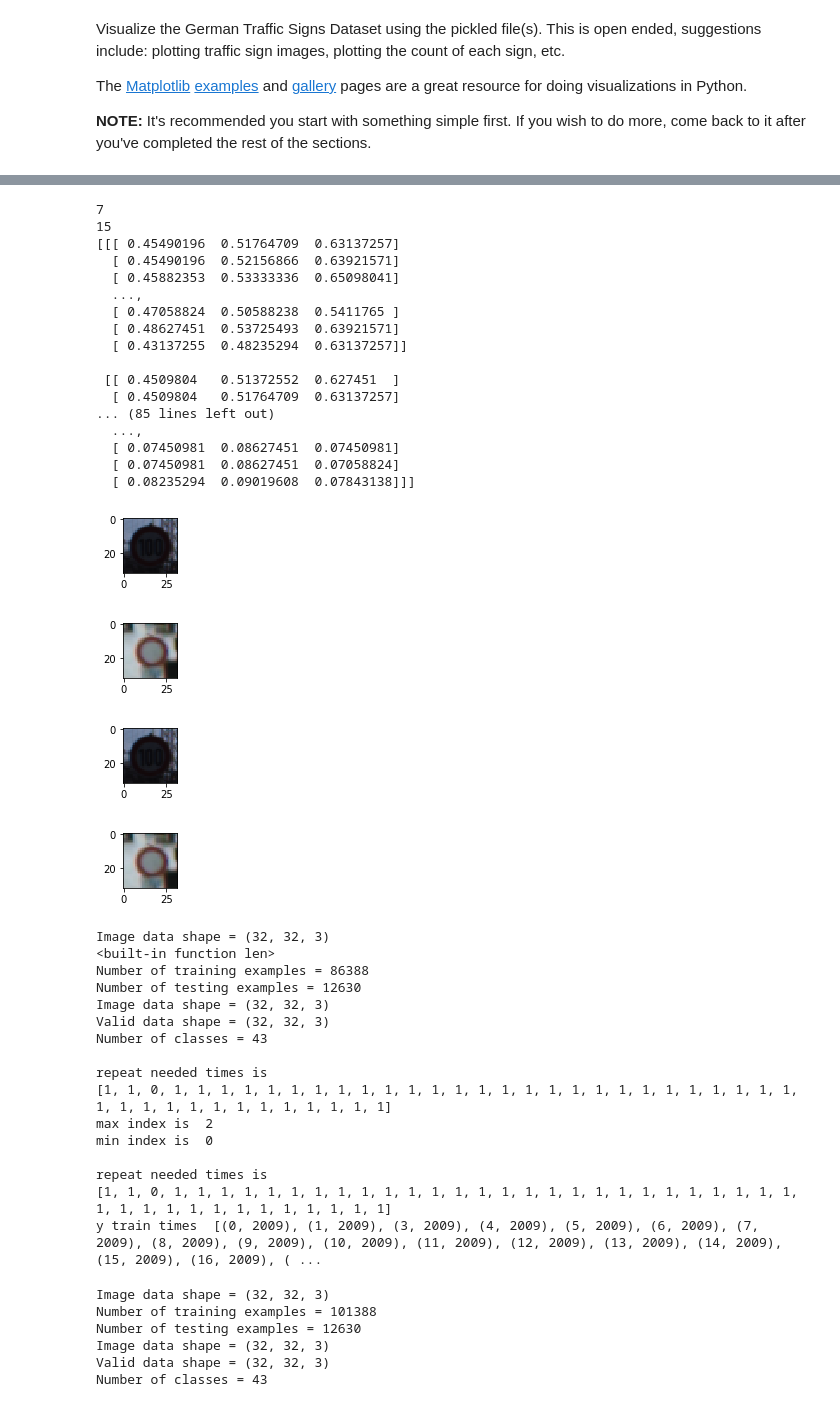
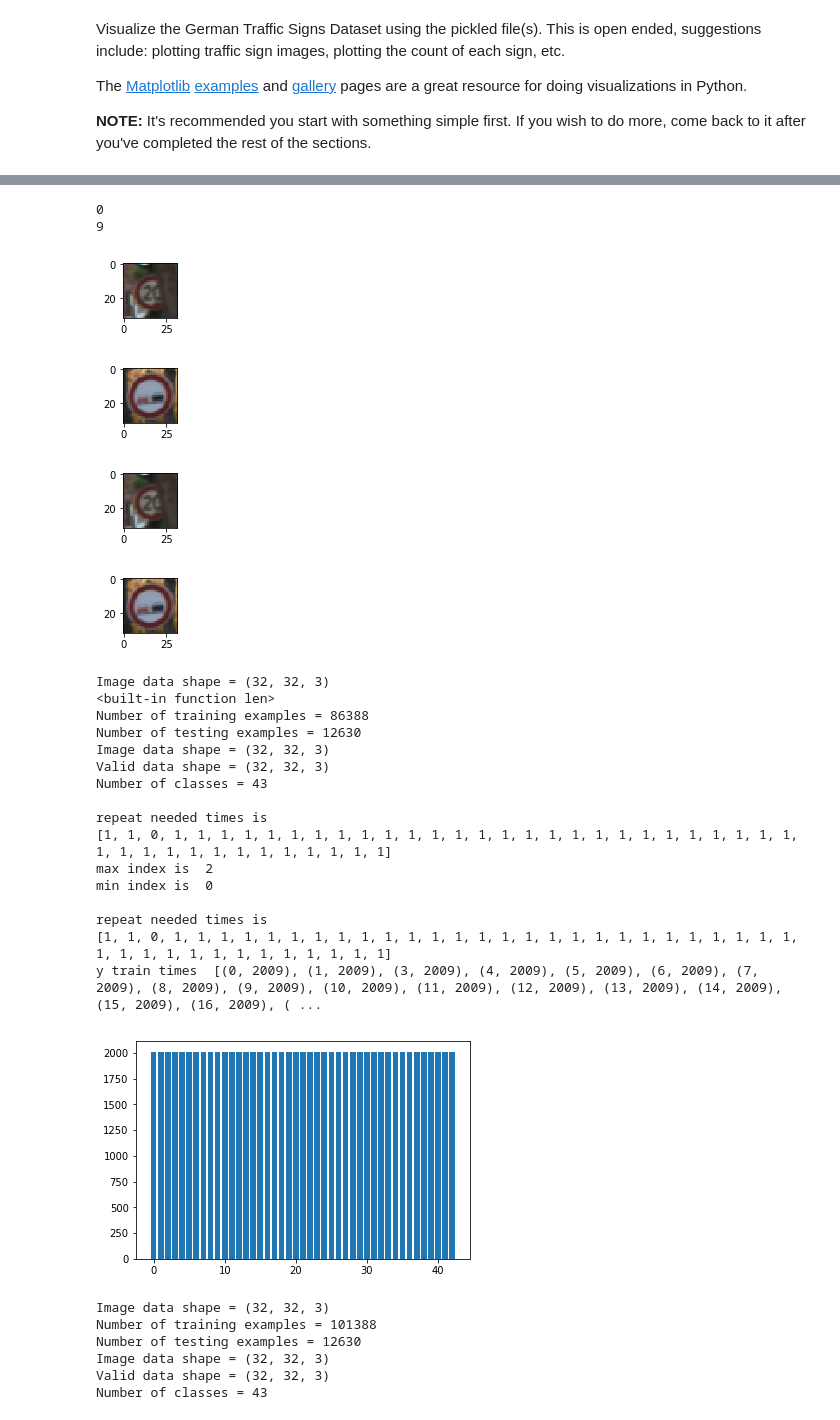
Before and after one commit to bryan0806/Udacity-CarND-Traffic-Sign-Classifier-Project, a Jupyter notebook: Traffic_Sign_Classifier.ipynb, the cells around one changed output, grey strips where cells are left out. Cells and saved outputs as stored; diff of their text form; code cells hidden in the pictures.

```diff
--- a/Traffic_Sign_Classifier.ipynb
+++ b/Traffic_Sign_Classifier.ipynb
@@ -309,33 +321,18 @@ plt.figure(figsize=(1,1))
 plt.imshow(image2)
 print(y_valid[index2])
 
-print(image)
+#print(image)
 print()
 print()
 print()
-print(image2)
+#print(image2)
 # %% [output]
-7
-15
-[[[ 0.45490196  0.51764709  0.63137257]
-  [ 0.45490196  0.52156866  0.63921571]
-  [ 0.45882353  0.53333336  0.65098041]
-  ...,
-  [ 0.47058824  0.50588238  0.5411765 ]
-  [ 0.48627451  0.53725493  0.63921571]
-  [ 0.43137255  0.48235294  0.63137257]]
-
- [[ 0.4509804   0.51372552  0.627451  ]
-  [ 0.4509804   0.51764709  0.63137257]
-... (85 lines left out)
-  ...,
-  [ 0.07450981  0.08627451  0.07450981]
-  [ 0.07450981  0.08627451  0.07058824]
-  [ 0.08235294  0.09019608  0.07843138]]]
+0
+9
-[figure, old version]
+[figure, new version]
-[figure, old version]
+[figure, new version]
-[figure, old version]
+[figure, new version]
-[figure, old version]
+[figure, new version]
 # %%
 #data argumenting
 def augment_brightness_camera_images(image):
@@ -390,6 +387,8 @@ def transform_image(img,ang_range,shear_range,trans_range):
 
     return img
 # %%
+# Visualizations will be shown in the notebook.
+%matplotlib inline
 
 #transfer image / adding data set
 new_train = []
@@ -456,35 +455,38 @@ min_idx = min(dict_count,key=dict_count.get)
 print("min index is ", min(dict_count,key=dict_count.get))
 
 repeat_times = []
+train_count = []
 for v in dict_count:
+    train_count.append(dict_count[v])
     times = dict_count[max_idx]-dict_count[v]
     repeat_times.append(times)
 
 print()
 print("repeat needed times is")
 print(repeat_times)
-
+plt.bar(range(43),train_count)
 
 import operator
 sorted_count = sorted(dict_count.items(), key=operator.itemgetter(1))
 print("y train times ",sorted_count)
 # %% [output]
 Image data shape = (32, 32, 3)
 <built-in function len>
 Number of training examples = 86388
 Number of testing examples = 12630
 Image data shape = (32, 32, 3)
 Valid data shape = (32, 32, 3)
 Number of classes = 43
 
 repeat needed times is
 [1, 1, 0, 1, 1, 1, 1, 1, 1, 1, 1, 1, 1, 1, 1, 1, 1, 1, 1, 1, 1, 1, 1, 1, 1, 1, 1, 1, 1, 1, 1, 1, 1, 1, 1, 1, 1, 1, 1, 1, 1, 1, 1]
 max index is  2
 min index is  0
 
 repeat needed times is
 [1, 1, 0, 1, 1, 1, 1, 1, 1, 1, 1, 1, 1, 1, 1, 1, 1, 1, 1, 1, 1, 1, 1, 1, 1, 1, 1, 1, 1, 1, 1, 1, 1, 1, 1, 1, 1, 1, 1, 1, 1, 1, 1]
 y train times  [(0, 2009), (1, 2009), (3, 2009), (4, 2009), (5, 2009), (6, 2009), (7, 2009), (8, 2009), (9, 2009), (10, 2009), (11, 2009), (12, 2009), (13, 2009), (14, 2009), (15, 2009), (16, 2009), ( ...
+[figure, added]
 # %%
 # For further adding training set to the desired amount
 #transfer image / adding data set
```
Also changed, not shown: parts of 19 cells of this notebook, 4 other files.
